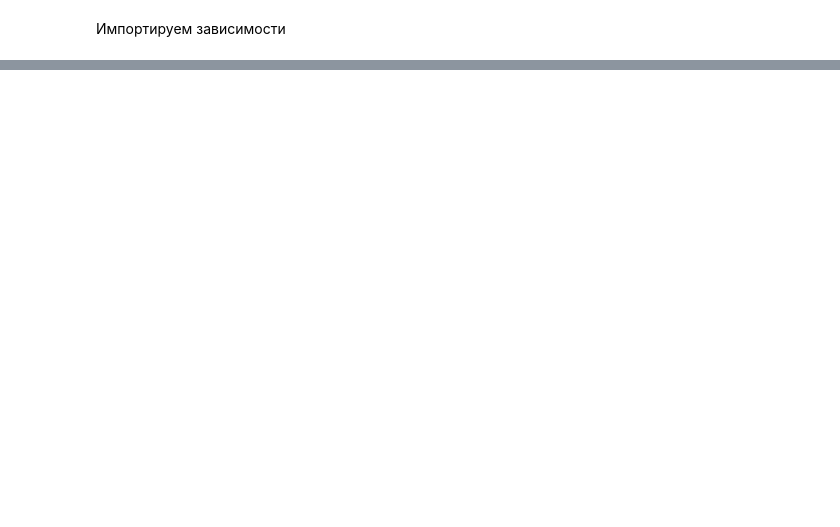
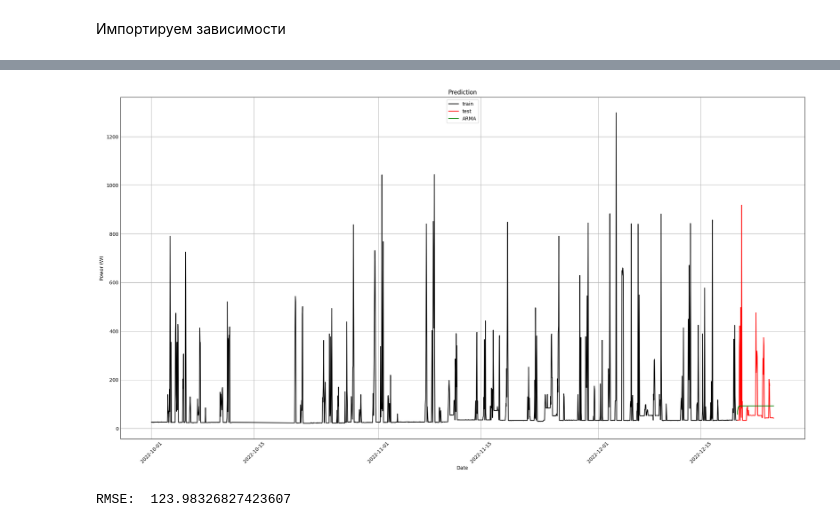
Before and after one commit to Machalkas/LoraWanDataAnalysis, a Jupyter notebook: main.ipynb, the cells around one changed output, grey strips where cells are left out. Cells and saved outputs as stored; diff of their text form; code cells hidden in the pictures; blank space fills up the shorter version.

Commit message:
add arma and arima

```diff
--- a/main.ipynb
+++ b/main.ipynb
@@ -68,0 +166,4 @@ plt.show()
+# %%
+
+arma_best_model, best_rmse = find_best_model(SARIMAX)
+print(arma_best_model, best_rmse)
@@ -68,0 +187,34 @@ plt.show()
+# %%
+y = test_df[data_colum_name]
+ARMAmodel = SARIMAX(y, order = arma_best_model)
+ARMAmodel = ARMAmodel.fit()
+
+arma_pred = ARMAmodel.get_forecast(len(test_df.index))
+arma_pred_df = arma_pred.conf_int(alpha = 0.05)
+arma_pred_df["Predictions"] = ARMAmodel.predict(start = arma_pred_df.index[0], end = arma_pred_df.index[-1])
+arma_pred_df.index = test_df["datetime"]
+arma_pred_out = arma_pred_df["Predictions"]
+# %%
+plt.style.use('_mpl-gallery')
+fig, ax = plt.subplots()
+fig.set_size_inches(20, 10)
+fig.set_dpi(100)
+plt.title("Prediction")
+plt.xticks(rotation=45)
+plt.xlabel('Date')
+plt.ylabel('Power (W)')
+
+plt.plot(train_x, train_df[data_colum_name], color = "black", label = "train")
+plt.plot(test_x, test_df[data_colum_name], color = "red", label = "test")
+
+plt.plot(arma_pred_out, color='green', label = 'ARMA')
+
+plt.legend(loc='upper center')
+plt.show()
+# %% [output]
+[figure, added]
+# %%
+arma_rmse = np.sqrt(mean_squared_error(test_df[data_colum_name].values, arma_pred_df["Predictions"]))
+print("RMSE: ",arma_rmse)
+# %% [output]
+RMSE:  123.98326827423607
```
Also changed, not shown: parts of 13 cells of this notebook, 4 other files.
